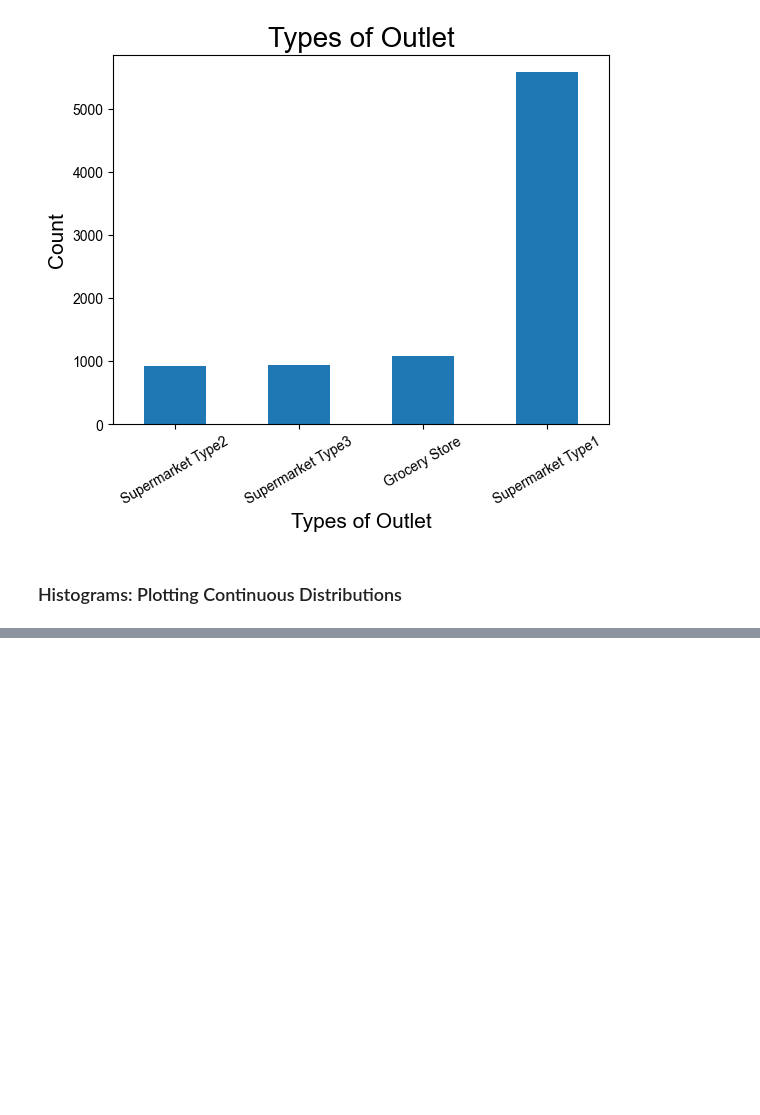
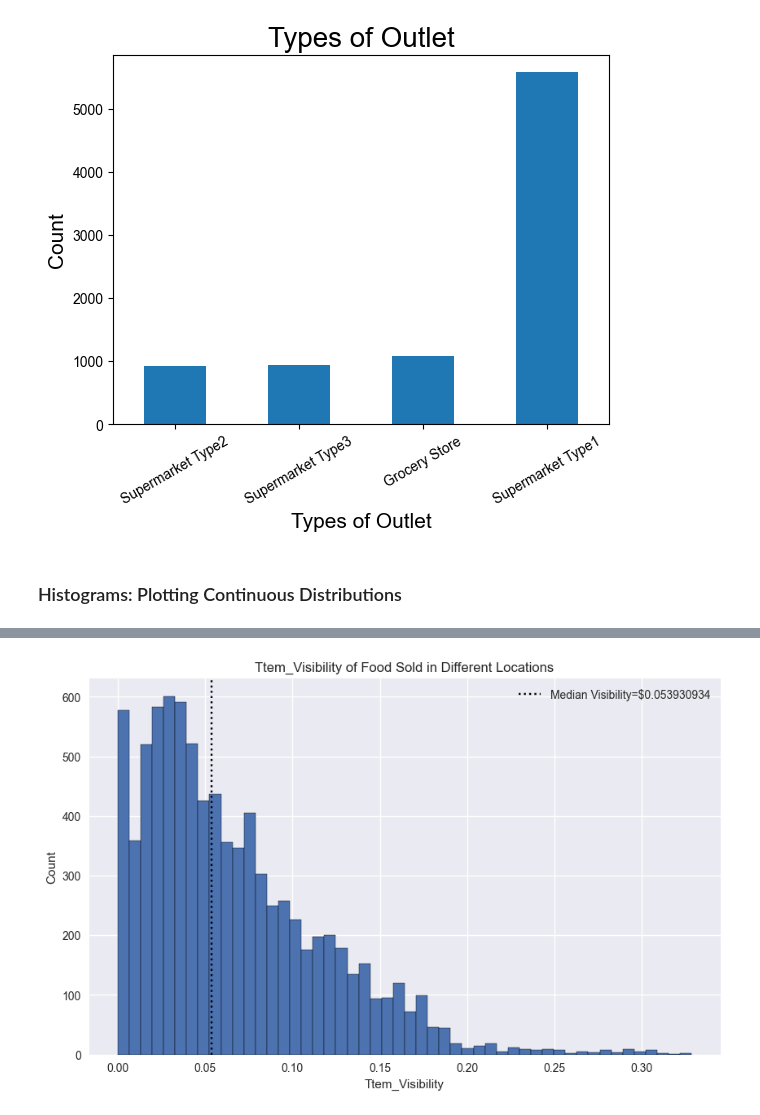
Before and after one commit to QianFu520/Food-Sales-Predictions, a Jupyter notebook: Part 2-Visualizations for Exploratory Data Analysis (EDA).ipynb, the cells around one changed output, grey strips where cells are left out. Drawn from its saved outputs; the diff is of its cells as text; code cells hidden in the pictures; blank space fills up the shorter version.

```diff
--- a/Part 2-Visualizations for Exploratory Data Analysis (EDA).ipynb
+++ b/Part 2-Visualizations for Exploratory Data Analysis (EDA).ipynb
@@ -209,0 +225,16 @@ plt.show()
+# %%
+# plot 7: distribution of Item_Visibility
+plt.figure(figsize = (10,6))
+plt.hist(df['Item_Visibility'], bins = 'auto', edgecolor='black')
+
+median = df['Item_Visibility'].median()
+
+plt.xlabel('Ttem_Visibility')
+plt.ylabel('Count')
+plt.title('Ttem_Visibility of Food Sold in Different Locations')
+
+plt.axvline(median, color='k', ls=':',
+            label=f'Median Visibility=${median}')
+plt.legend();
+# %% [output]
+[figure, added]
```
Also changed, not shown: parts of 29 cells of this notebook.
